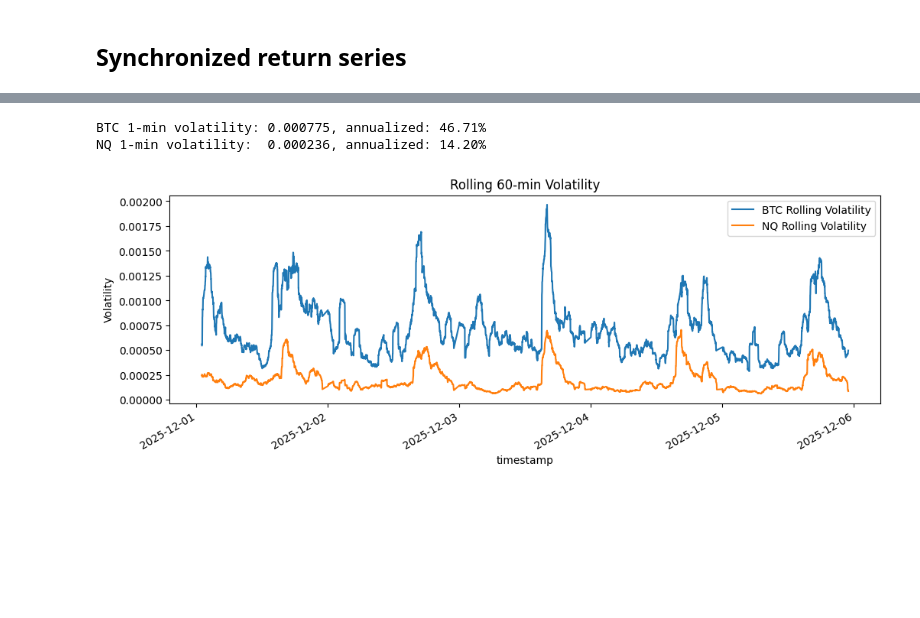
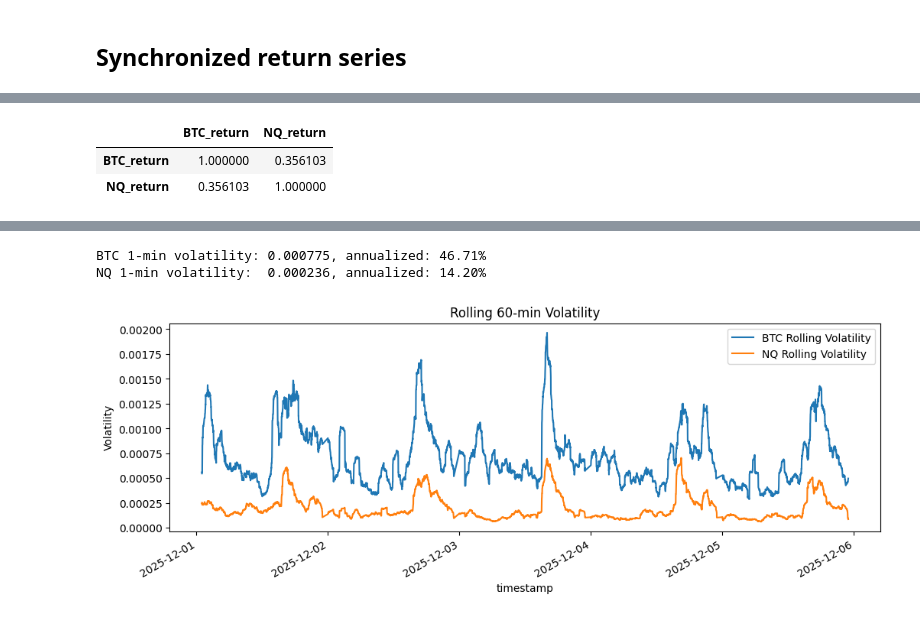
Before and after one commit to AlexSamuseva/Cross-Market-Correlation-Strategy-BTC-NASDAQ-Futures, a Jupyter notebook: Phase_1-Hypothesis_Validation&Data_Preparation/Data Collection & Preprocessing - BTC.ipynb, the cells around one changed output, grey strips where cells are left out. Drawn from its saved outputs; the diff is of its cells as text; code cells hidden in the pictures; blank space fills up the shorter version.

```diff
--- a/Phase_1-Hypothesis_Validation&Data_Preparation/Data Collection & Preprocessing - BTC.ipynb
+++ b/Phase_1-Hypothesis_Validation&Data_Preparation/Data Collection & Preprocessing - BTC.ipynb
@@ -213,0 +223,6 @@ plt.show()
+# %%
+returns.corr()
+# %% [output]
+|  | BTC_return | NQ_return |
+| BTC_return | 1.000000 | 0.356103 |
+| NQ_return | 0.356103 | 1.000000 |
```
Also changed, not shown: parts of 18 cells of this notebook, 7 other files.
